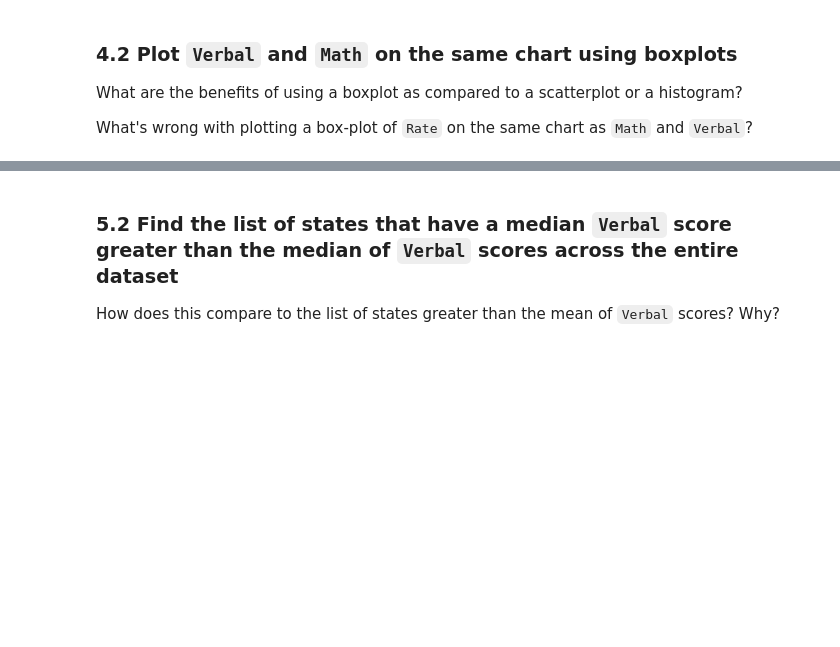
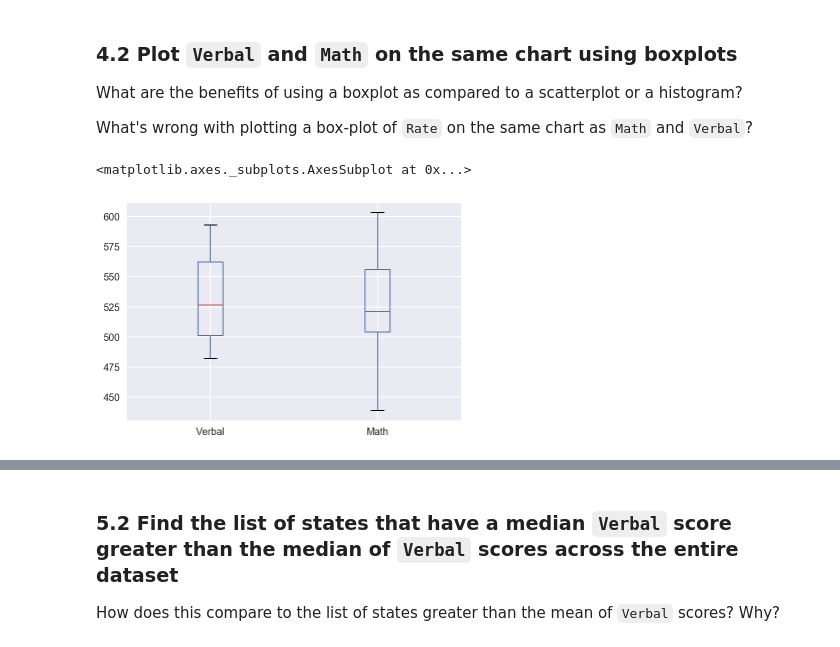
Before and after one commit to t-brewer/sats_and_drugs, a Jupyter notebook: project-02-v2-starter-code.ipynb, the cells around one changed output, grey strips where cells are left out. Saved outputs shown, nothing was run; the diff lists cells and outputs as text; code cells hidden in the pictures; blank space fills up the shorter version.

```diff
--- a/project-02-v2-starter-code.ipynb
+++ b/project-02-v2-starter-code.ipynb
@@ -395,6 +440,11 @@ http://pandas.pydata.org/pandas-docs/stable/visualization.html
 What are the benefits of using a boxplot as compared to a scatterplot or a histogram?
 
 What's wrong with plotting a box-plot of `Rate` on the same chart as `Math` and `Verbal`?
+# %%
+df_sat[['Verbal', 'Math']].plot.box()
+# %% [output]
+<matplotlib.axes._subplots.AxesSubplot at 0x...>
+[figure, added]
 # %% [markdown]
 <img src="http://imgur.com/xDpSobf.png" style="float: left; margin: 25px 15px 0px 0px; height: 25px">
 
```
Also changed, not shown: parts of 24 cells of this notebook.
